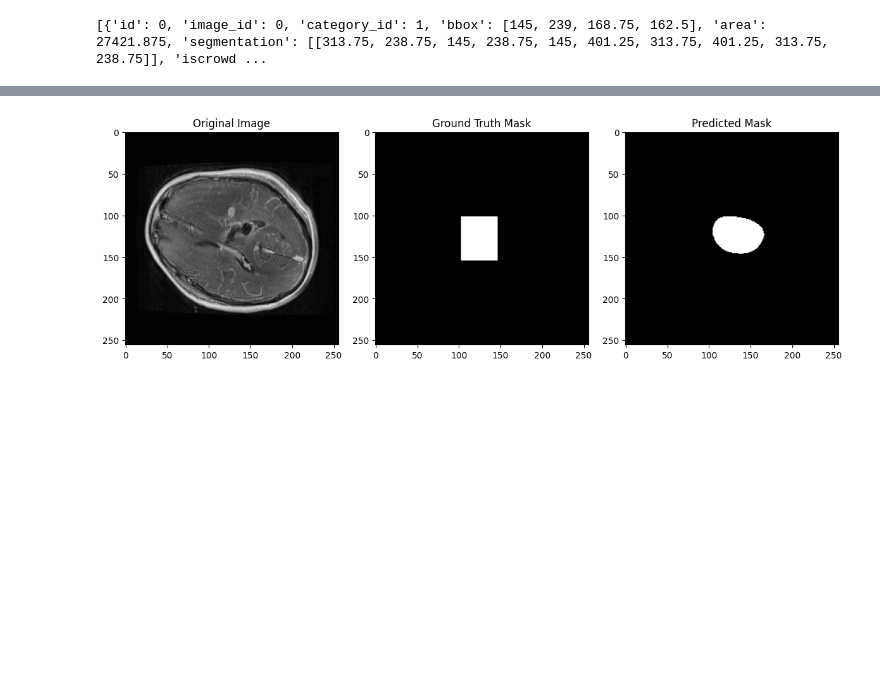
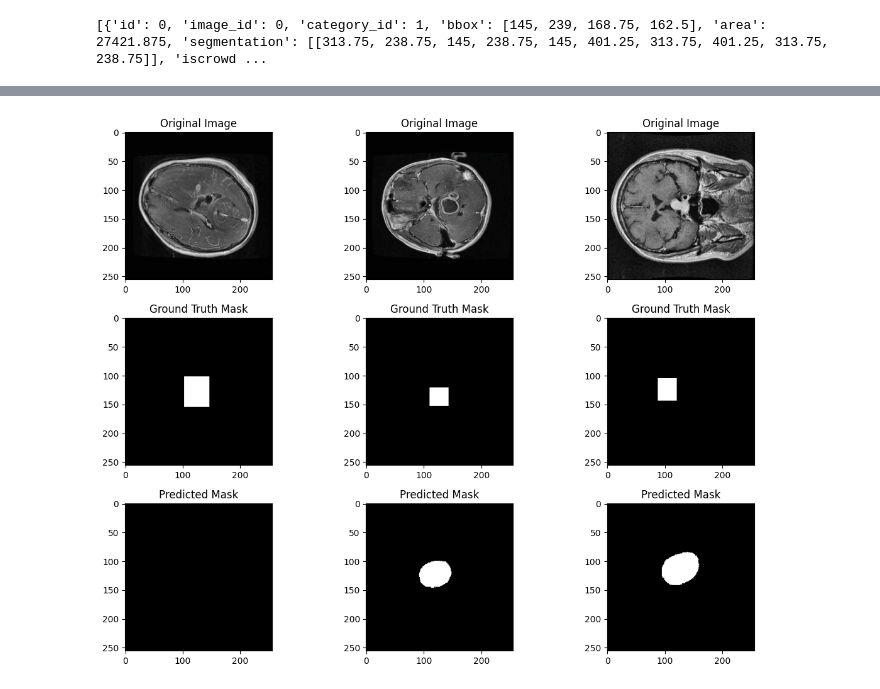
Before and after one commit to abeyyoseph/OtherProjects, a Jupyter notebook: BrainTumorSemanticSegmentation/TumorSemanticSegmentation.ipynb, the cells around one changed output, grey strips where cells are left out. Cells and saved outputs as stored; diff of their text form; code cells hidden in the pictures; blank space fills up the shorter version.

```diff
--- a/BrainTumorSemanticSegmentation/TumorSemanticSegmentation.ipynb
+++ b/BrainTumorSemanticSegmentation/TumorSemanticSegmentation.ipynb
@@ -261,12 +282,14 @@ model.classifier[4] = nn.Conv2d(512, 2, kernel_size=1)
 # %%
 # Set hyperparameters
-criterion = lambda pred, target: combined_dice_ce_loss(pred, target, dice_weight=1.3, ce_weight=0.7)
-batch = 32
-learning_rate = 0.001
-decay = 0.001
+criterion = lambda pred, target: combined_dice_ce_loss(pred, target, dice_weight=0.75, ce_weight=1.25)
+batch = 16
+learning_rate = 0.0001
+decay = 0.01
 optimizer = optim.AdamW(model.parameters(), lr=learning_rate, weight_decay=decay)
-num_epochs = 15
-scheduler = get_linear_warmup_scheduler(optimizer, learning_rate, num_epochs)
+num_epochs = 20
+warmup_epochs = 3
+warmup_scheduler = get_linear_warmup_scheduler(optimizer, learning_rate, num_epochs, warmup_epochs)
+plateau_scheduler = get_plateau_scheduler(optimizer)
 best_model_path = "best_model.pth"  # Path to save the best model based on validation loss
 device = torch.device("cuda" if torch.cuda.is_available() else "cpu")
 # %%
@@ -375,31 +443,36 @@ Test Loss: 0.4200
 # %%
 # ImageNet normalization settings
 mean = torch.tensor([0.485, 0.456, 0.406]).view(1, 1, 3).to(device)
 std = torch.tensor([0.229, 0.224, 0.225]).view(1, 1, 3).to(device)
 
-fig, axes = plt.subplots(1, 3, figsize=(12, 5))  # 1 row, 3 columns
+num_samples = len(sampled_images)
+fig, axes = plt.subplots(3, num_samples, figsize=(4 * num_samples, 9))
 
 for i, (image, mask, output, filename) in enumerate(sampled_images):
-    # Ensure the image is in HxWxC format (for grayscale, just (H, W), RGB will have (H, W, C))
-    image = image.permute(1, 2, 0).numpy()  # Convert to HxWxC (RGB or Grayscale)
+    # Ensure the image is in HxWxC format
+    image = image.permute(1, 2, 0).numpy()
 
     # Denormalize the image if needed
     image = image * std.cpu().numpy() + mean.cpu().numpy()
     image = np.clip(image, 0, 1)  # Ensure values are in [0, 1]
 
     # Convert mask and output to numpy (for visualization)
-    mask = mask.numpy()
-    output = output.argmax(dim=0).numpy()  # For predicted mask (assumes softmax output)
+    mask = mask.squeeze().cpu().numpy()
+
+    # Apply sigmoid and threshold to get binary prediction
+    output = torch.sigmoid(output) # Shape will be [1, H, W]
+    output = (output > 0.5).float()  # Make output binary with threshold
+    output = output.squeeze().cpu().numpy()
 
     # Plot the images, mask, and predicted mask
-    axes[0].imshow(image, cmap="gray")  # Original Image
-    axes[0].set_title("Original Image")
-    axes[1].imshow(mask, cmap="gray")  # Ground truth mask
-    axes[1].set_title("Ground Truth Mask")
-    axes[2].imshow(output, cmap="gray")  # Predicted mask
-    axes[2].set_title("Predicted Mask")
+    axes[0, i].imshow(image, cmap="gray")  # Original Image
+    axes[0, i].set_title("Original Image")
+    axes[1, i].imshow(mask, cmap="gray")  # Ground truth mask
+    axes[1, i].set_title("Ground Truth Mask")
+    axes[2, i].imshow(output, cmap="gray")  # Predicted mask
+    axes[2, i].set_title("Predicted Mask")
 
 plt.tight_layout()
 plt.show()
 # %% [output]
-[figure, old version]
+[figure, new version]
```
Also changed, not shown: parts of 11 cells of this notebook, 3 other files.
